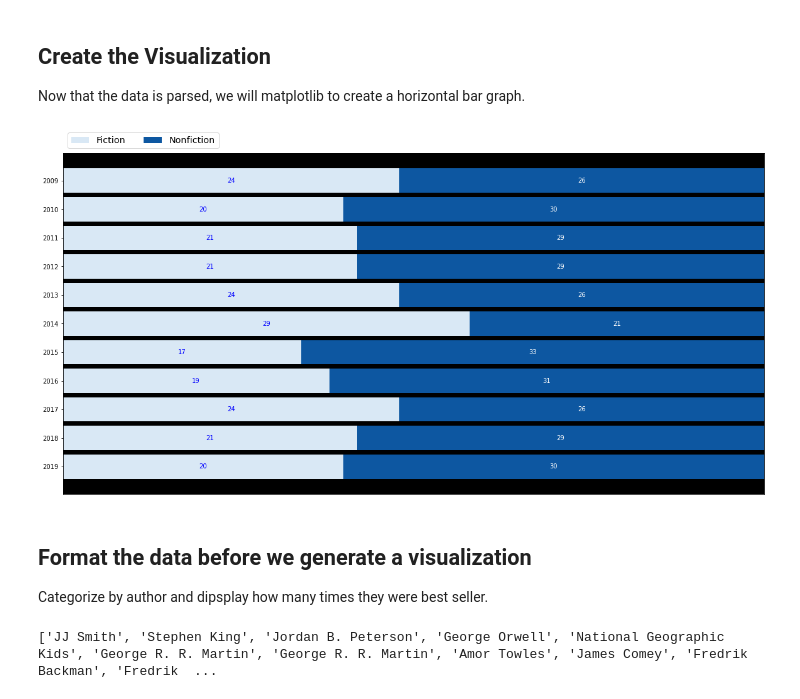
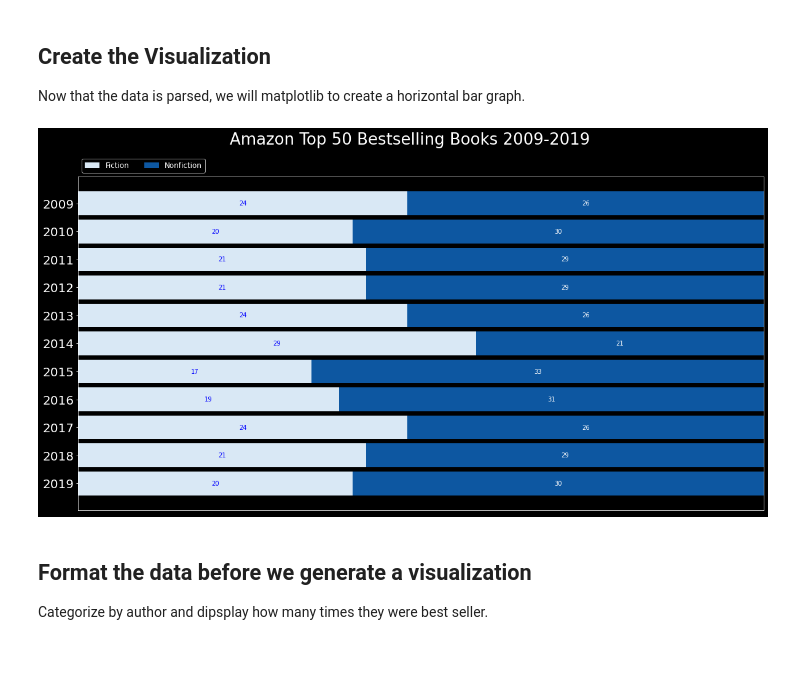
Before and after one commit to AudreyRae2K/data_vis_intro, a Jupyter notebook: data_vis.ipynb, the cells around one changed output. Cells and saved outputs as stored; diff of their text form; code cells hidden in the pictures; blank space fills up the shorter version.

Commit message:
styled first graph and have a list displayed of what authors are bestsellers more than once

```diff
--- a/data_vis.ipynb
+++ b/data_vis.ipynb
@@ -171,9 +164,11 @@ Now that the data is parsed, we will matplotlib to create a horizontal bar graph
 category_names = ['Fiction', 'Nonfiction']
 results = timeline
 
+plt.style.use('dark_background')
 
 
 def survey(results, category_names):
+
     """
     Parameters
     ----------
@@ -184,50 +179,47 @@ def survey(results, category_names):
     category_names : list of str
         The category labels.
     """
+
     labels = list(results.keys())
     data = np.array(list(results.values()))
     data_cum = data.cumsum(axis=1)
     category_colors = plt.get_cmap("Blues")(
         np.linspace(0.15, 0.85, data.shape[1]))
 
     fig, ax = plt.subplots(figsize=(20, 10))
     ax.set_facecolor('black')
     ax.invert_yaxis()
     ax.xaxis.set_visible(False)
+
     ax.set_xlim(0, np.sum(data, axis=1).max())
+    fig.suptitle('Amazon Top 50 Bestselling Books 2009-2019', fontsize=26)
 
     for i, (colname, color) in enumerate(zip(category_names, category_colors)):
         widths = data[:, i]
         starts = data_cum[:, i] - widths
         ax.barh(labels, widths, left=starts, height=.85,
                 label=colname, color=color)
         xcenters = starts + widths / 2
 
         r, g, b, _ = color
         text_color = 'white' if r * g * b < 0.5 else 'blue'
         for y, (x, c) in enumerate(zip(xcenters, widths)):
             ax.text(x, y, str(int(c)), ha='center', va='center',
                     color=text_color)
     ax.legend(ncol=len(category_names), bbox_to_anchor=(0, 1),
-              loc='lower left', fontsize='x-large')
+              loc='lower left', fontsize="large")
+
 
     return fig, ax
 
 
 #
 survey(results, category_names)
+plt.tick_params(labelsize=20)
 plt.show()
 # %% [output]
-[figure, old version]
+[figure, new version]
 # %% [markdown]
 ## Format the data before we generate a visualization
 
 Categorize by author and dipsplay how many times they were best seller.
-# %%
-temp = []
-for item in data_list:
-    temp.append(item["Author"])
-
-print(temp)
-# %% [output]
-['JJ Smith', 'Stephen King', 'Jordan B. Peterson', 'George Orwell', 'National Geographic Kids', 'George R. R. Martin', 'George R. R. Martin', 'Amor Towles', 'James Comey', 'Fredrik Backman', 'Fredrik  ...
```
Also changed, not shown: parts of 4 cells of this notebook, 1 other file.
